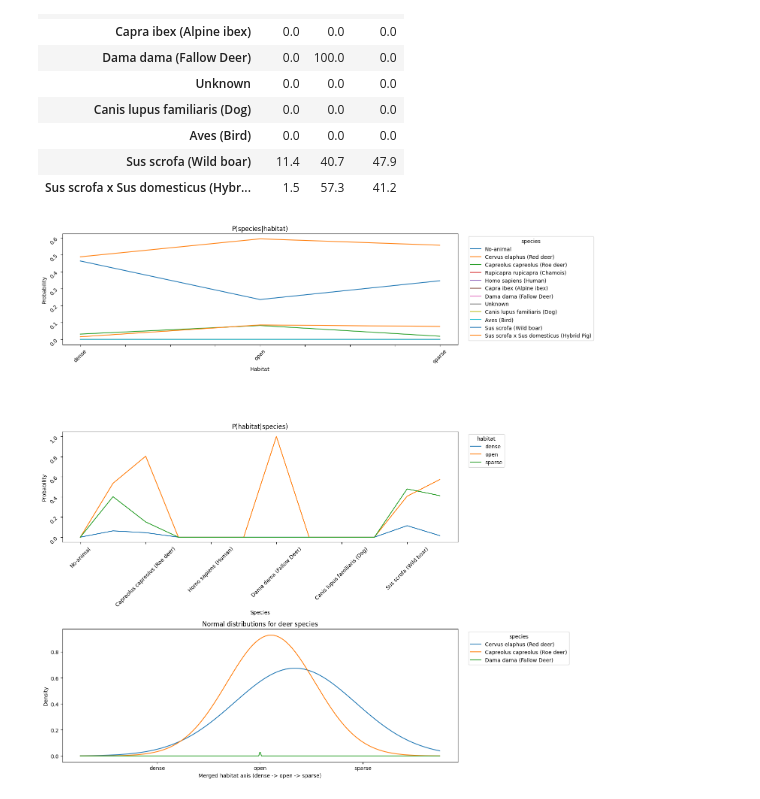
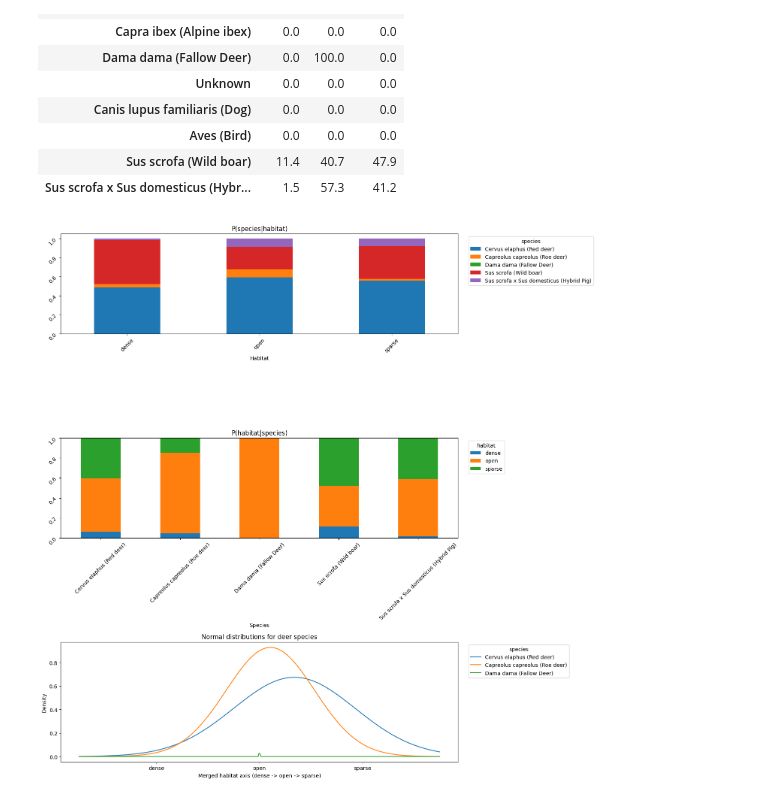
Before and after one commit to jonas-gstoettenmayr/CIV4-WhoS-Where, a Jupyter notebook: notebooks/calc_preds.ipynb, the cells around one changed output. Saved outputs shown, nothing was run; the diff lists cells and outputs as text; code cells hidden in the pictures.

Commit message:
Changed the line plots to stacked bar charts and added more information about the MC dropout and the formula of the probabilities.

```diff
--- a/notebooks/calc_preds.ipynb
+++ b/notebooks/calc_preds.ipynb
@@ -167,20 +167,25 @@ P(habitat | species) [%] (MC-dropout weighted)
 import numpy as np
 import matplotlib.pyplot as plt
 
+# Removing the species with very low probabilities
+
+psgh = p_species_given_habitat.drop(["No-animal", "Rupicapra rupicapra (Chamois)", "Homo sapiens (Human)", "Capra ibex (Alpine ibex)", "Unknown", "Canis lupus familiaris (Dog)", "Aves (Bird)"], axis=1)
+phgs = p_habitat_given_species.drop(["No-animal", "Rupicapra rupicapra (Chamois)", "Homo sapiens (Human)", "Capra ibex (Alpine ibex)", "Unknown", "Canis lupus familiaris (Dog)", "Aves (Bird)"], axis=0)
+
 fig, axs = plt.subplots(3, 1, figsize=(15, 15), gridspec_kw={"height_ratios": [1, 1, 1.2]})
 
-# P(species|habitat)
-p_species_given_habitat.plot(ax=axs[0])
+# P(species|habitat) - stacked bar chart
+psgh.plot(ax=axs[0], kind='bar', stacked=True)
 axs[0].set_title("P(species|habitat)")
-axs[0].set_ylabel("Probability")
+axs[0].set_ylabel("")
 axs[0].set_xlabel("Habitat")
 axs[0].tick_params(rotation=45)
 axs[0].legend(title="species", bbox_to_anchor=(1.02, 1), loc="upper left")
 
-# P(habitat|species)
-p_habitat_given_species.plot(ax=axs[1])
+# P(habitat|species) - stacked bar chart
+phgs.plot(ax=axs[1], kind='bar', stacked=True)
 axs[1].set_title("P(habitat|species)")
-axs[1].set_ylabel("Probability")
+axs[1].set_ylabel("")
 axs[1].set_xlabel("Species")
 axs[1].tick_params(rotation=45)
 axs[1].legend(title="habitat", bbox_to_anchor=(1.02, 1), loc="upper left")
@@ -190,31 +195,31 @@ deer_species = [
     "Cervus elaphus (Red deer)",
     "Capreolus capreolus (Roe deer)",
     "Rupicapra rupicapra (Chamois)",
     "Capra ibex (Alpine ibex)",
     "Dama dama (Fallow Deer)",
 ]
 habitat_positions = np.arange(len(merged_habitats), dtype=float)
 x = np.linspace(-0.75, len(merged_habitats) - 0.25, 400)
 for species_name in deer_species:
     if species_name not in p_habitat_given_species.index:
         continue
     probabilities = p_habitat_given_species.loc[species_name].reindex(merged_habitats).to_numpy(dtype=float)
     total_probability = probabilities.sum()
     if total_probability <= 0:
         continue
     mean = float(np.dot(habitat_positions, probabilities))
     variance = float(np.dot((habitat_positions - mean) ** 2, probabilities))
     std = float(np.sqrt(max(variance, 1e-6)))
     pdf = (1.0 / (std * np.sqrt(2.0 * np.pi))) * np.exp(-0.5 * ((x - mean) / std) ** 2)
     axs[2].plot(x, pdf, label=species_name)
 axs[2].set_title("Normal distributions for deer species")
 axs[2].set_xlabel("Merged habitat axis (dense -> open -> sparse)")
 axs[2].set_ylabel("Density")
 axs[2].set_xticks(habitat_positions)
 axs[2].set_xticklabels(merged_habitats)
 axs[2].legend(title="species", bbox_to_anchor=(1.02, 1), loc="upper left")
 
 fig.tight_layout()
 plt.show()
 # %% [output]
-[figure, old version]
+[figure, new version]
```
Also changed, not shown: 3 other files.
